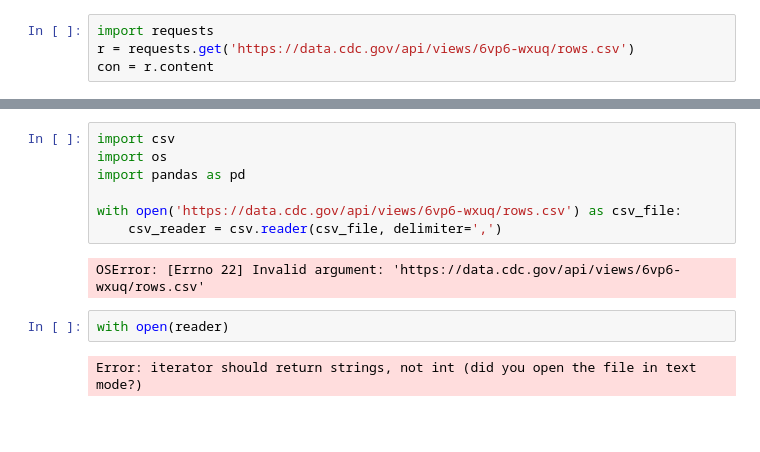
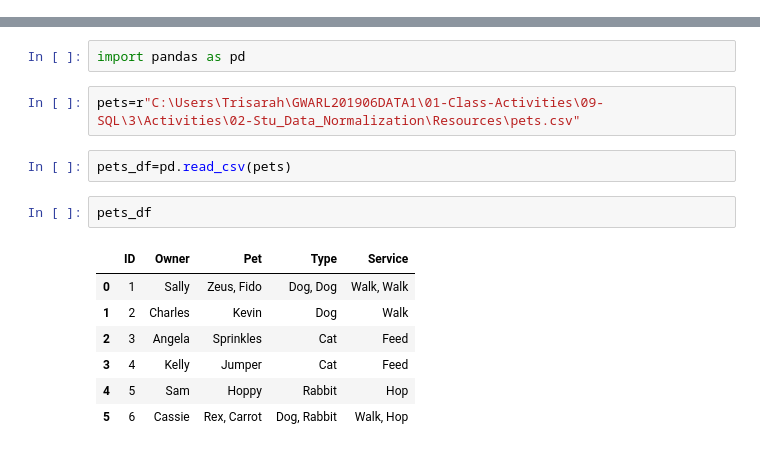
Before and after one commit to sno90/Osorio_Homework, a Jupyter notebook: Untitled.ipynb, the cells around one changed output, grey strips where cells are left out. Saved outputs shown, nothing was run; the diff lists cells and outputs as text; blank space fills up the shorter version.

```diff
--- a/Untitled.ipynb
+++ b/Untitled.ipynb
@@ -1,4 +0,0 @@
-# %%
-import requests
-r = requests.get('https://data.cdc.gov/api/views/6vp6-wxuq/rows.csv')
-con = r.content
@@ -9,13 +1,16 @@ bytes
-# %%
-import csv
-import os
-import pandas as pd
-
-with open('https://data.cdc.gov/api/views/6vp6-wxuq/rows.csv') as csv_file:
-    csv_reader = csv.reader(csv_file, delimiter=',')
-# %% [output]
-OSError: [Errno 22] Invalid argument: 'https://data.cdc.gov/api/views/6vp6-wxuq/rows.csv'
-# %%
-with open(reader)
-# %% [output]
-Error: iterator should return strings, not int (did you open the file in text mode?)
+# %%
+import pandas as pd
+# %%
+pets=r"C:\Users\Trisarah\GWARL201906DATA1\01-Class-Activities\09-SQL\3\Activities\02-Stu_Data_Normalization\Resources\pets.csv"
+# %%
+pets_df=pd.read_csv(pets)
+# %%
+pets_df
+# %% [output]
+|  | ID | Owner | Pet | Type | Service |
+| 0 | 1 | Sally | Zeus, Fido | Dog, Dog | Walk, Walk |
+| 1 | 2 | Charles | Kevin | Dog | Walk |
+| 2 | 3 | Angela | Sprinkles | Cat | Feed |
+| 3 | 4 | Kelly | Jumper | Cat | Feed |
+| 4 | 5 | Sam | Hoppy | Rabbit | Hop |
+| 5 | 6 | Cassie | Rex, Carrot | Dog, Rabbit | Walk, Hop |
```
Also changed, not shown: parts of 7 cells of this notebook, 13 other files.
